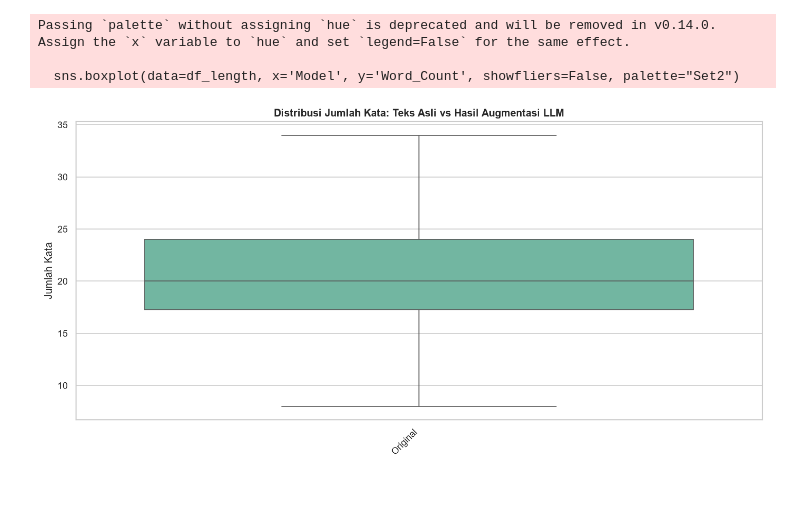
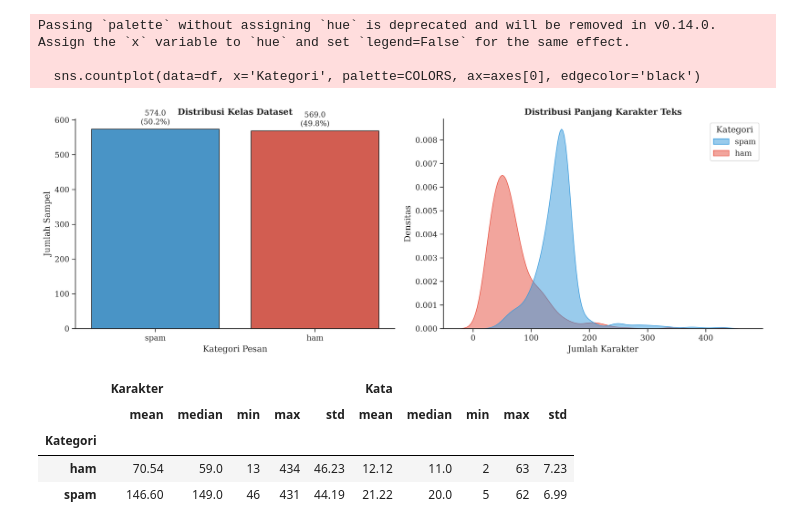
Before and after one commit to farhanhr/llm_generated_dataset, a Jupyter notebook: notebooks/LLM_augmented_notebooks.ipynb, the cells around one changed output. Cells and saved outputs as stored; diff of their text form; code cells hidden in the pictures; blank space fills up the shorter version.

```diff
--- a/notebooks/LLM_augmented_notebooks.ipynb
+++ b/notebooks/LLM_augmented_notebooks.ipynb
@@ -29,34 +46,39 @@ plt.show()
 # %%
-eval_files = glob.glob(f"{EVAL_DIR}/*.csv")
-eval_files = [f for f in eval_files if "Summary" not in f]
+df['Karakter'] = df['Pesan'].apply(len)
+df['Kata'] = df['Pesan'].apply(lambda x: len(str(x).split()))
 
-data_length = []
+fig, axes = plt.subplots(1, 2, figsize=(14, 5))
 
-spam_asli = df_raw[df_raw['Kategori'] == 'spam']['Pesan'].dropna()
-for text in spam_asli:
-    data_length.append({'Model': 'Original', 'Word_Count': len(str(text).split())})
+sns.countplot(data=df, x='Kategori', palette=COLORS, ax=axes[0], edgecolor='black')
+axes[0].set_title('Distribusi Kelas Dataset', fontweight='bold')
+axes[0].set_ylabel('Jumlah Sampel')
+axes[0].set_xlabel('Kategori Pesan')
 
-for file in eval_files:
-    filename = os.path.basename(file)
-    model_name = filename.split('_zero-shot')[0].split('_few-shot')[0].split('_role-prompting')[0]
+for p in axes[0].patches:
+    height = p.get_height()
+    axes[0].annotate(f'{height}\n({(height/total_rows)*100:.1f}%)',
+                     xy=(p.get_x() + p.get_width() / 2, height),
+                     xytext=(0, 3), textcoords="offset points",
+                     ha='center', va='bottom', fontsize=10)
 
-    df_eval = pd.read_csv(file)
-    for text in df_eval['Pesan'].dropna():
-        data_length.append({'Model': model_name, 'Word_Count': len(str(text).split())})
+sns.kdeplot(data=df, x='Karakter', hue='Kategori', fill=True, palette=COLORS, ax=axes[1], alpha=0.5)
+axes[1].set_title('Distribusi Panjang Karakter Teks', fontweight='bold')
+axes[1].set_ylabel('Densitas')
+axes[1].set_xlabel('Jumlah Karakter')
 
-df_length = pd.DataFrame(data_length)
-
-plt.figure(figsize=(12, 6))
-sns.boxplot(data=df_length, x='Model', y='Word_Count', showfliers=False, palette="Set2", hue='Model')
-plt.title('Text Distribution: Raw Data vs Augmented Data', fontweight='bold')
-plt.xticks(rotation=45, ha='right')
-plt.ylabel('Num of Words')
-plt.xlabel('')
 plt.tight_layout()
 plt.show()
+
+text_stats = df.groupby('Kategori')[['Karakter', 'Kata']].agg(['mean', 'median', 'min', 'max', 'std']).round(2)
+display(text_stats)
 # %% [output]
 Passing `palette` without assigning `hue` is deprecated and will be removed in v0.14.0. Assign the `x` variable to `hue` and set `legend=False` for the same effect.
 
-  sns.boxplot(data=df_length, x='Model', y='Word_Count', showfliers=False, palette="Set2")
+  sns.countplot(data=df, x='Kategori', palette=COLORS, ax=axes[0], edgecolor='black')
-[figure, old version]
+[figure, new version]
+|  | Karakter |  |  |  |  | Kata |  |  |  |  |
+|  | mean | median | min | max | std | mean | median | min | max | std |
+| Kategori |  |  |  |  |  |  |  |  |  |  |
+| ham | 70.54 | 59.0 | 13 | 434 | 46.23 | 12.12 | 11.0 | 2 | 63 | 7.23 |
+| spam | 146.60 | 149.0 | 46 | 431 | 44.19 | 21.22 | 20.0 | 5 | 62 | 6.99 |
 # %%
```
Also changed, not shown: parts of 7 cells of this notebook, 6 other files.
